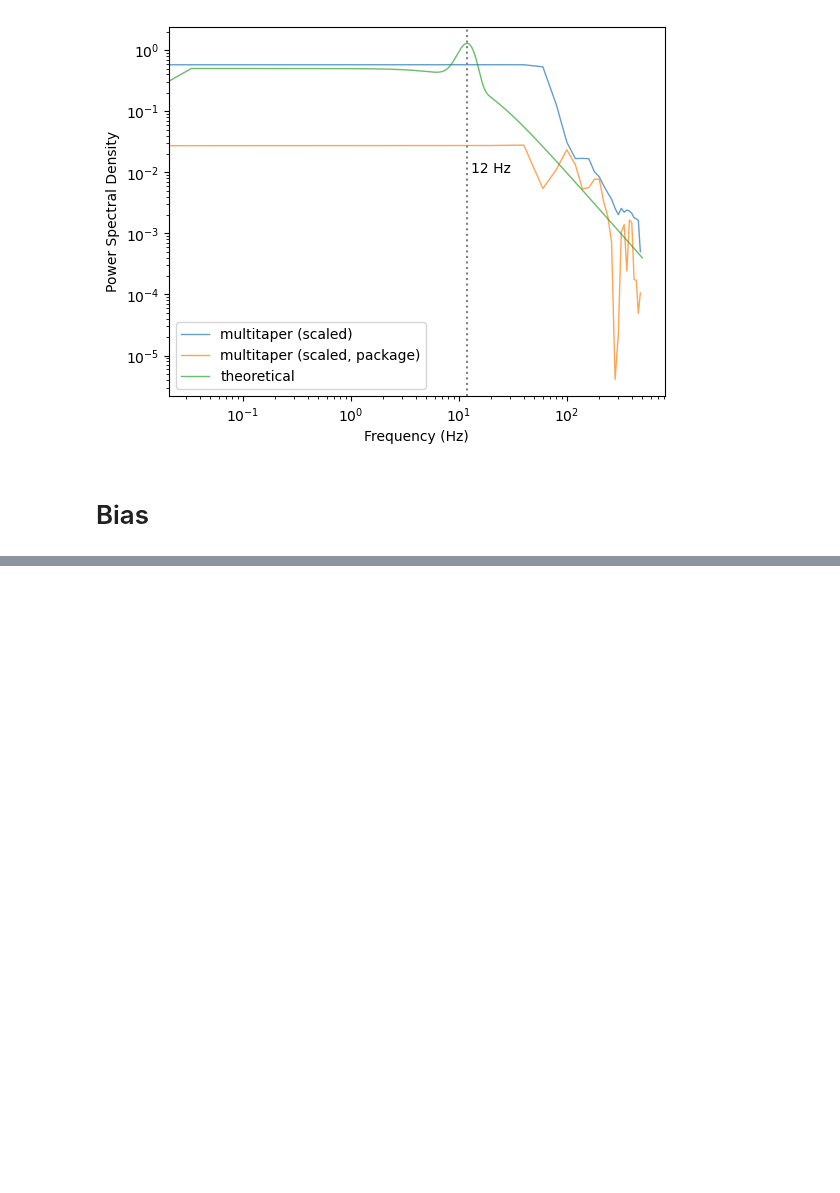
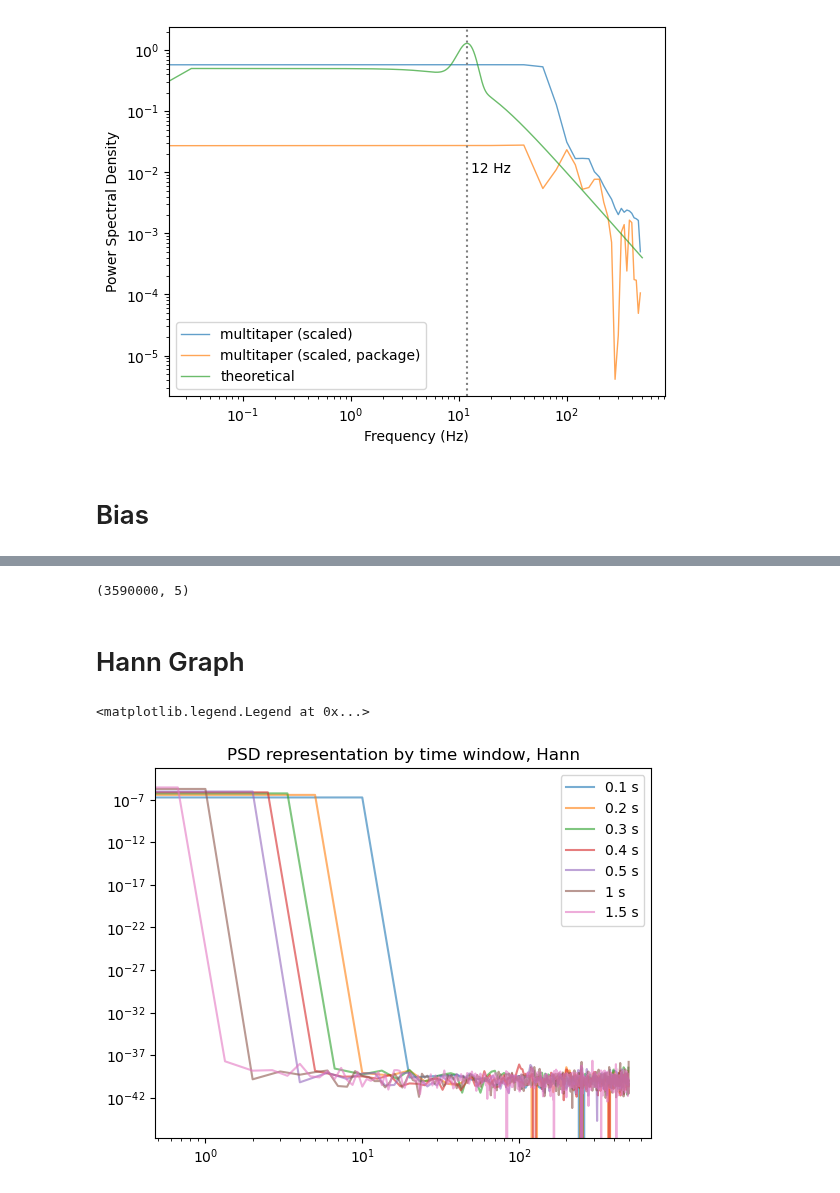
Before and after one commit to anika-kum/spectral-analysis-comparison, a Jupyter notebook: final_taper_comparison.ipynb, the cells around one changed output, grey strips where cells are left out. Saved outputs shown, nothing was run; the diff lists cells and outputs as text; code cells hidden in the pictures; blank space fills up the shorter version.

Commit message:
real data

```diff
--- a/final_taper_comparison.ipynb
+++ b/final_taper_comparison.ipynb
@@ -234,0 +246,32 @@ from joblib import Parallel, delayed
+# %%
+import pandas as pd
+print(data.T.shape)
+df = pd.DataFrame(data.T, columns=raw.ch_names)
+# %% [output]
+(3590000, 5)
+# %%
+data_real = df['EEG Fpz-Cz'] # get a certain arbitrary electrode
+# %%
+real_data_sampling_frequency = 100 # Hz, samples/s
+window_length_options = [0.1, 0.2, 0.3, 0.4, 0.5, 1, 1.5] # seconds
+df_real = pd.DataFrame(columns=['window_length', 'taper_shape', 'freq, psd'])
+for window_length in window_length_options:
+    num_samples = int(window_length * real_data_sampling_frequency) # number of samples in window
+    df_real.loc[len(df_real)] = [window_length, 'hann', single_taper_no_welch(data_real, window_length=window_length, taper_shape='hann')]
+    df_real.loc[len(df_real)] = [window_length, 'hamming', single_taper_no_welch(data_real, window_length=window_length, taper_shape='hamming')]
+    df_real.loc[len(df_real)] = [window_length, 'multitaper', multitaper(data_real, window_length=window_length, TW=1)]
+# %%
+df_real[['freq', 'psd']] = pd.DataFrame(df_real['freq, psd'].tolist(), index=df_real.index)
+# %% [markdown]
+# Hann Graph
+# %%
+plt.title('PSD representation by time window, Hann')
+for window_length in window_length_options:
+    plt.loglog(df_real[(df_real['taper_shape'] == 'hann') & (df_real['window_length'] == window_length)]['freq'].iloc[0],
+            df_real[(df_real['taper_shape'] == 'hann') & (df_real['window_length'] == window_length)]['psd'].iloc[0],
+            label=f"{window_length} s",
+            alpha=0.6)
+plt.legend()
+# %% [output]
+<matplotlib.legend.Legend at 0x...>
+[figure, added]
```
Also changed, not shown: parts of 10 cells of this notebook, 2 other files.
